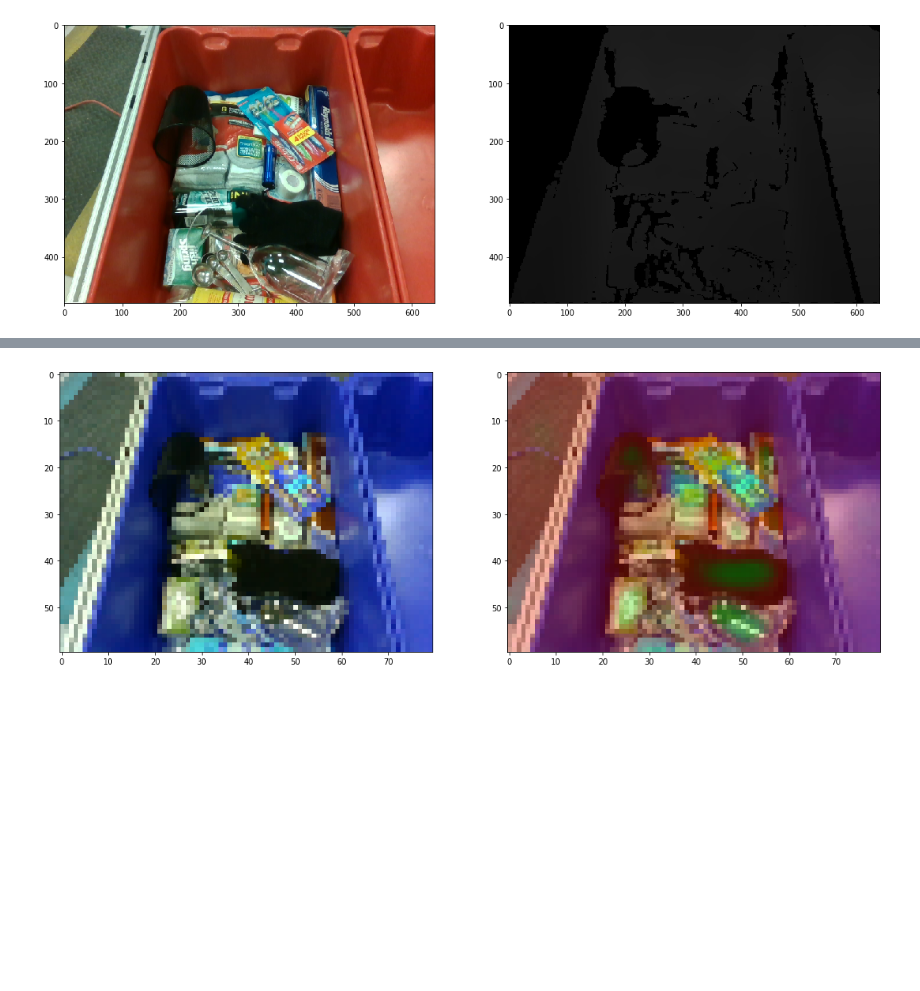
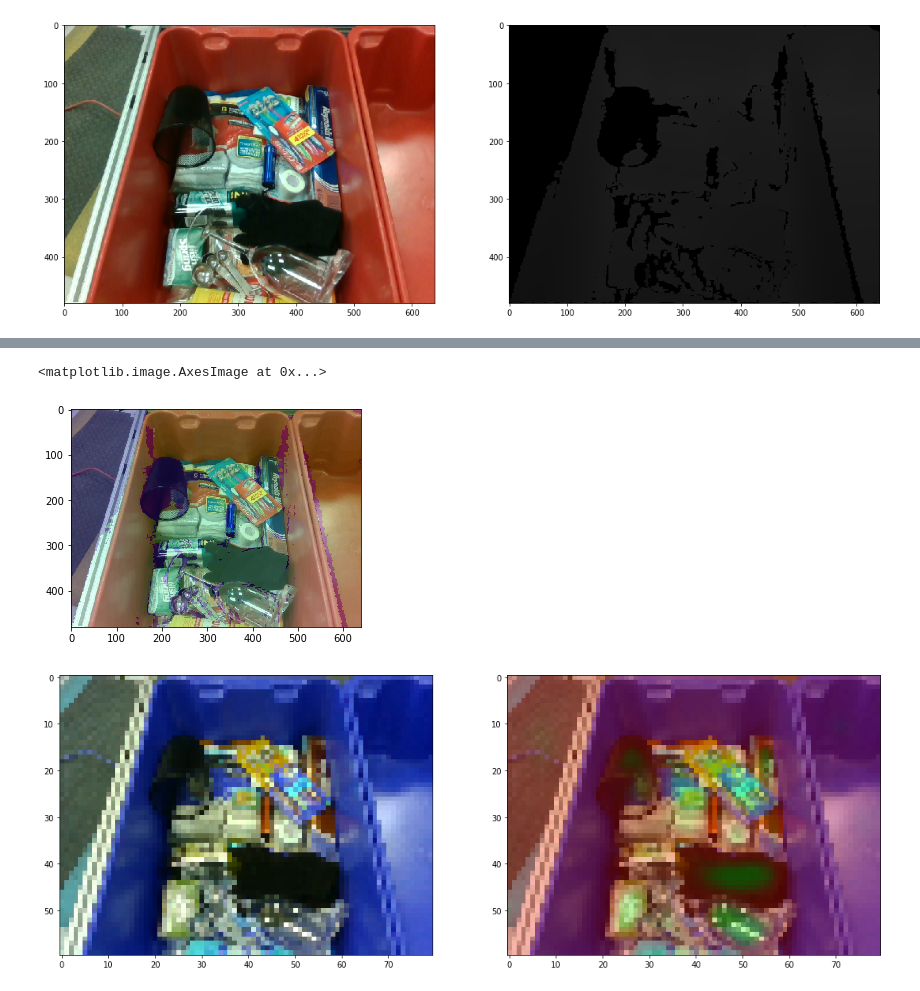
Before and after one commit to andyzeng/arc-robot-vision, a Jupyter notebook: analyse_results.ipynb, the cells around one changed output, grey strips where cells are left out. Drawn from its saved outputs; the diff is of its cells as text; code cells hidden in the pictures; blank space fills up the shorter version.

```diff
--- a/analyse_results.ipynb
+++ b/analyse_results.ipynb
@@ -46,3 +82,8 @@ f.set_size_inches(18.5, 10.5)
+# %%
+plt.imshow(bled_col_dep[...,::-1])
+# %% [output]
+<matplotlib.image.AxesImage at 0x...>
+[figure, added]
 # %%
 col = cv2.resize(im_col, (80, 60))
 img_255 = (img * 255).astype(np.uint8)
```
Also changed, not shown: parts of 30 cells of this notebook, 4 other files.
